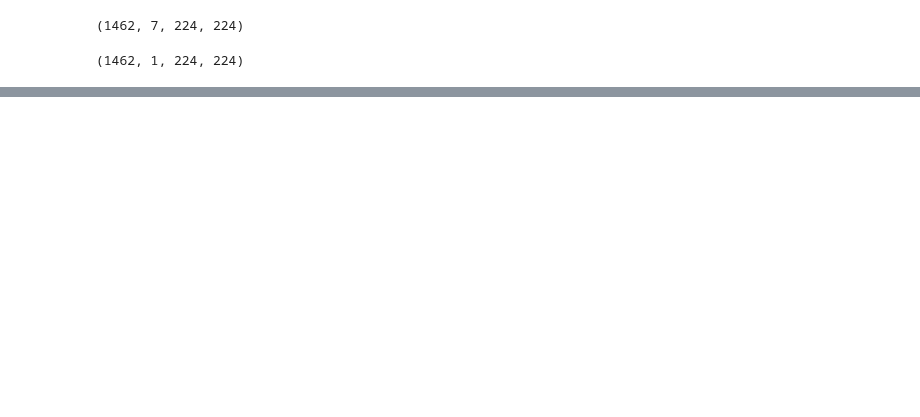
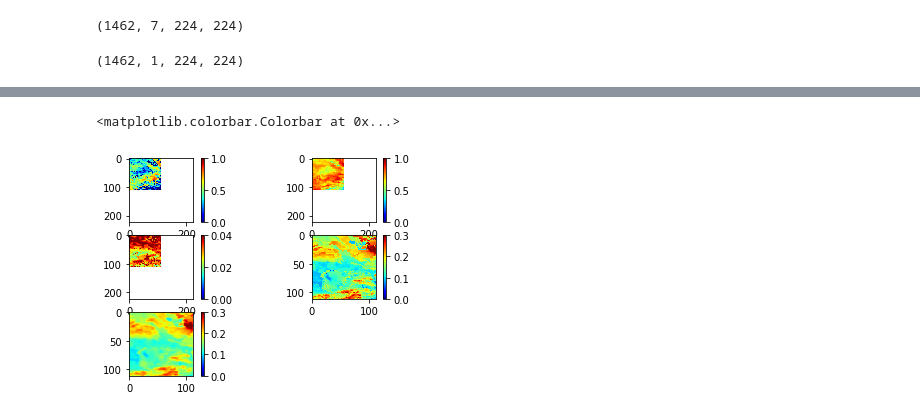
Before and after one commit to leelew/HRSEPP, a Jupyter notebook: hrsepp/debug.ipynb, the cells around one changed output, grey strips where cells are left out. Cells and saved outputs as stored; diff of their text form; code cells hidden in the pictures; blank space fills up the shorter version.

```diff
--- a/hrsepp/debug.ipynb
+++ b/hrsepp/debug.ipynb
@@ -87,0 +107,23 @@ plt.colorbar()
+# %%
+plt.subplot(3,2,1)
+plt.imshow(r2_test[0,:,:],vmin=0, vmax=1, cmap='jet')
+plt.colorbar()
+
+plt.subplot(3,2,2)
+plt.imshow(r_test[0, :,:],vmin=0, vmax=1, cmap='jet')
+plt.colorbar()
+
+plt.subplot(3,2,3)
+plt.imshow(rmse_test[0, :,:],vmin=0, vmax=0.04, cmap='jet')
+plt.colorbar()
+
+plt.subplot(3,2,4)
+plt.imshow(np.nanmean(y_test_obs_1[:, 0,:,:,0],axis=0),vmin=0, vmax=0.3, cmap='jet')
+plt.colorbar()
+
+plt.subplot(3,2,5)
+plt.imshow(np.nanmean(y_test_pred_1[:, 0,:,:,0],axis=0),vmin=0, vmax=0.3, cmap='jet')
+plt.colorbar()
+# %% [output]
+<matplotlib.colorbar.Colorbar at 0x...>
+[figure, added]
```
Also changed, not shown: parts of 12 cells of this notebook, 12 other files.
